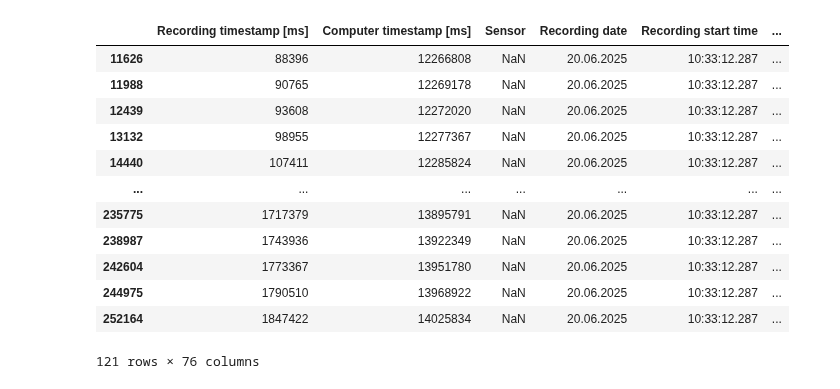
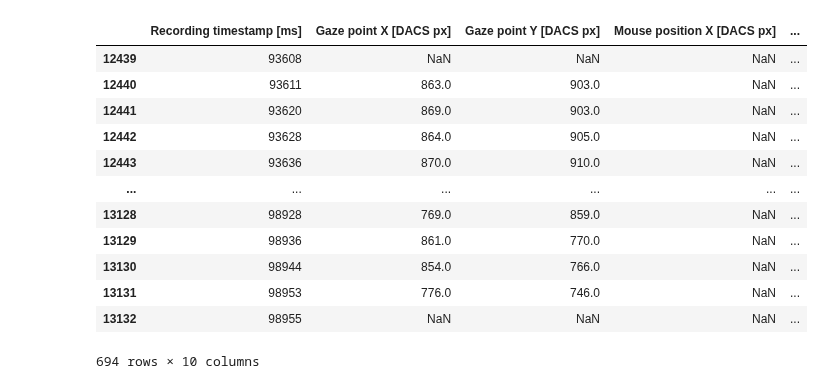
Before and after one commit to kruuZHAW/eye_tracking, a Jupyter notebook: notebooks/sandbox_atco_data.ipynb, the cells around one changed output. Saved outputs shown, nothing was run; the diff lists cells and outputs as text; code cells hidden in the pictures.

Commit message:
atco data processing

```diff
--- a/notebooks/sandbox_atco_data.ipynb
+++ b/notebooks/sandbox_atco_data.ipynb
@@ -23,20 +100,23 @@ features = ['Recording timestamp [ms]', 'Gaze point X [DACS px]', 'Gaze point Y
 # %%
 processor = EyeTrackingProcessor()
-task_ranges = processor.task_range_finder(df_atco, atco_tasks)
-# dataset_raw = processor.get_features([df_atco], atco_tasks, features)
+task_ranges_old = processor.task_range_finder_old(df_atco)
+print("")
+task_ranges = processor.task_range_finder(df_atco)
+print("")
+chunks_raw = processor.get_features([df_atco], features)
-# %%
-df_atco[df_atco['Event'].isin(atco_tasks)].sort_values(by="Recording timestamp [ms]")
-# %% [output]
-|  | Recording timestamp [ms] | Computer timestamp [ms] | Sensor | Recording date | Recording start time | ... |
-| 11626 | 88396 | 12266808 | NaN | 20.06.2025 | 10:33:12.287 | ... |
-| 11988 | 90765 | 12269178 | NaN | 20.06.2025 | 10:33:12.287 | ... |
-| 12439 | 93608 | 12272020 | NaN | 20.06.2025 | 10:33:12.287 | ... |
-| 13132 | 98955 | 12277367 | NaN | 20.06.2025 | 10:33:12.287 | ... |
-| 14440 | 107411 | 12285824 | NaN | 20.06.2025 | 10:33:12.287 | ... |
-| ... | ... | ... | ... | ... | ... | ... |
-| 235775 | 1717379 | 13895791 | NaN | 20.06.2025 | 10:33:12.287 | ... |
-| 238987 | 1743936 | 13922349 | NaN | 20.06.2025 | 10:33:12.287 | ... |
-| 242604 | 1773367 | 13951780 | NaN | 20.06.2025 | 10:33:12.287 | ... |
-| 244975 | 1790510 | 13968922 | NaN | 20.06.2025 | 10:33:12.287 | ... |
-| 252164 | 1847422 | 14025834 | NaN | 20.06.2025 | 10:33:12.287 | ... |
-121 rows × 76 columns
+# %%
+chunks_raw["0_6_0"]
+# %% [output]
+|  | Recording timestamp [ms] | Gaze point X [DACS px] | Gaze point Y [DACS px] | Mouse position X [DACS px] | ... |
+| 12439 | 93608 | NaN | NaN | NaN | ... |
+| 12440 | 93611 | 863.0 | 903.0 | NaN | ... |
+| 12441 | 93620 | 869.0 | 903.0 | NaN | ... |
+| 12442 | 93628 | 864.0 | 905.0 | NaN | ... |
+| 12443 | 93636 | 870.0 | 910.0 | NaN | ... |
+| ... | ... | ... | ... | ... | ... |
+| 13128 | 98928 | 769.0 | 859.0 | NaN | ... |
+| 13129 | 98936 | 861.0 | 770.0 | NaN | ... |
+| 13130 | 98944 | 854.0 | 766.0 | NaN | ... |
+| 13131 | 98953 | 776.0 | 746.0 | NaN | ... |
+| 13132 | 98955 | NaN | NaN | NaN | ... |
+694 rows × 10 columns
```
Also changed, not shown: parts of 23 cells of this notebook, 1 other file.
